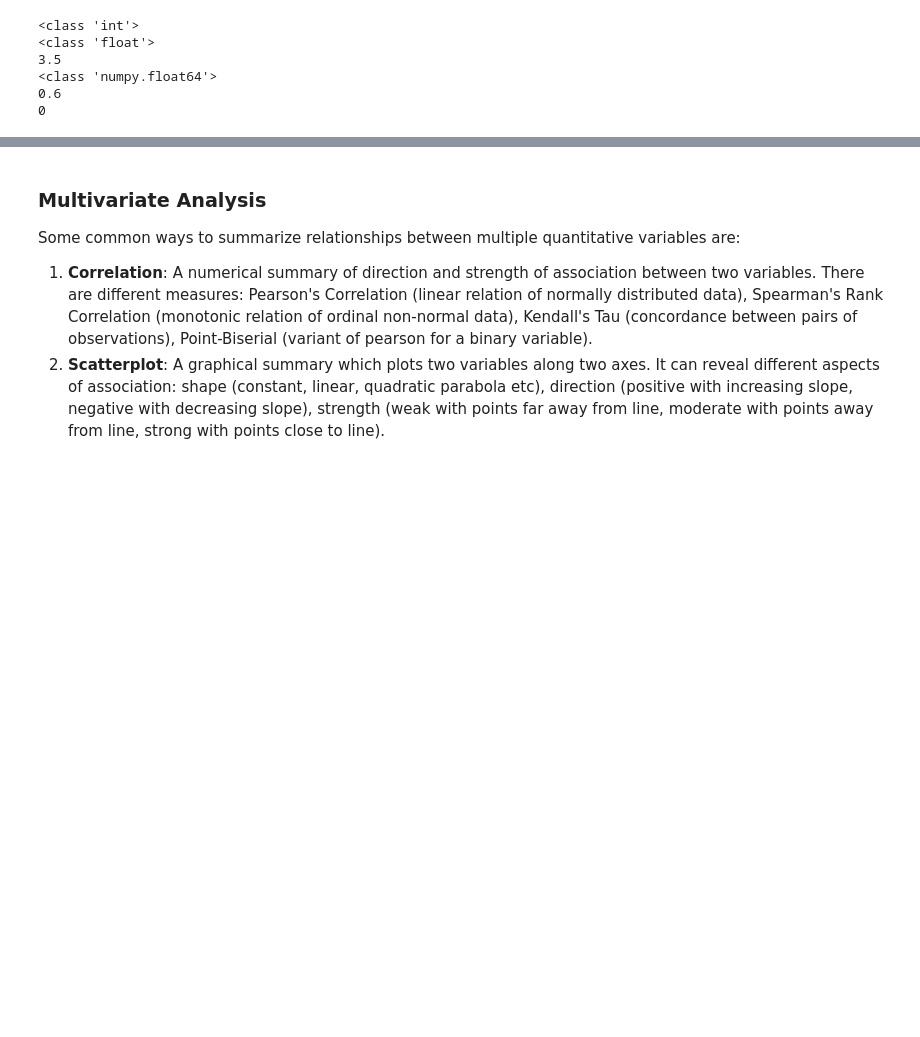
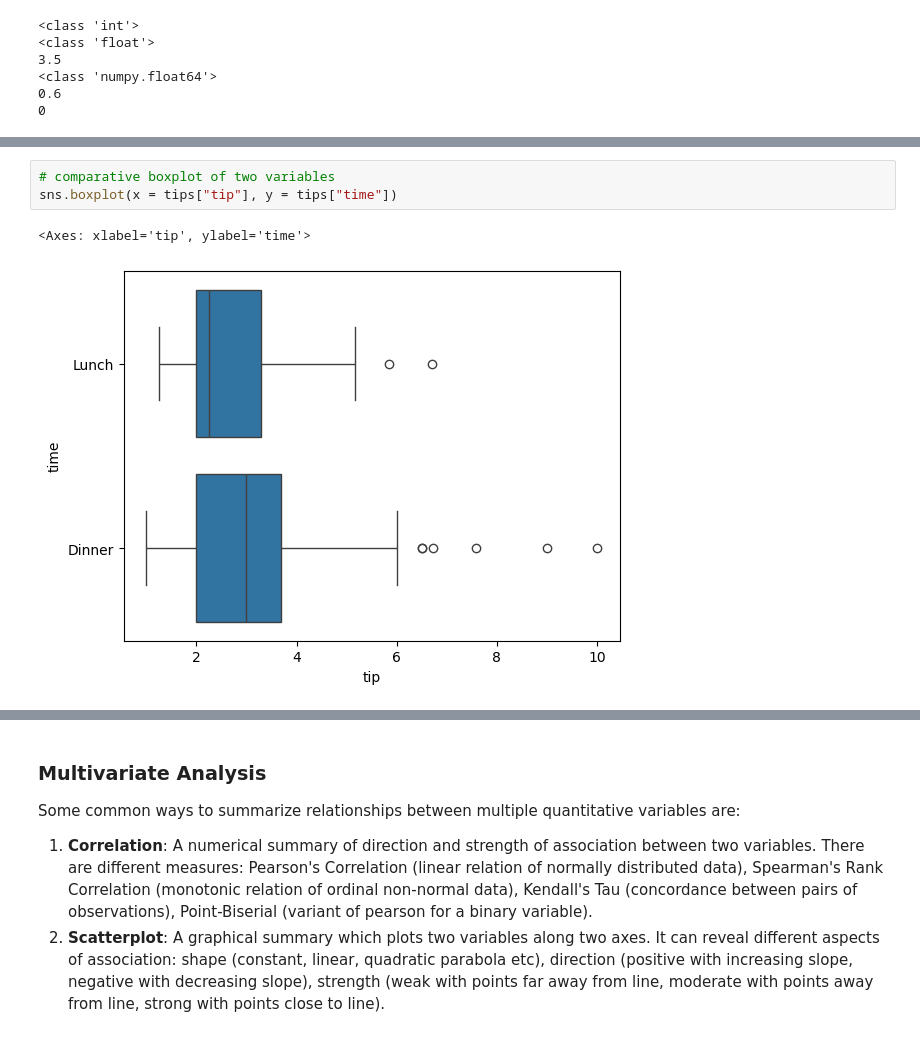
Before and after one commit to ruchiradhar/learninglab_stats, a Jupyter notebook: notebooks/BasicsOfStatistics.ipynb, the cells around one changed output, grey strips where cells are left out. Saved outputs shown, nothing was run; the diff lists cells and outputs as text; blank space fills up the shorter version.

```diff
--- a/notebooks/BasicsOfStatistics.ipynb
+++ b/notebooks/BasicsOfStatistics.ipynb
@@ -675,0 +771,6 @@ Text(0.5, 1.0, 'Boxplot of Total Bill')
+# %%
+# comparative boxplot of two variables
+sns.boxplot(x = tips["tip"], y = tips["time"])
+# %% [output]
+<Axes: xlabel='tip', ylabel='time'>
+[figure, added]
```
Also changed, not shown: parts of 40 cells of this notebook, 1 other file.
